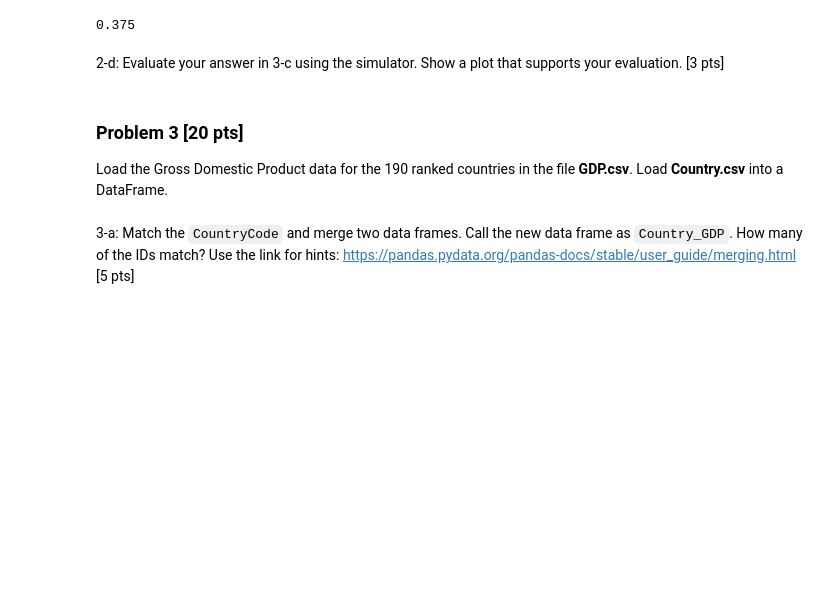
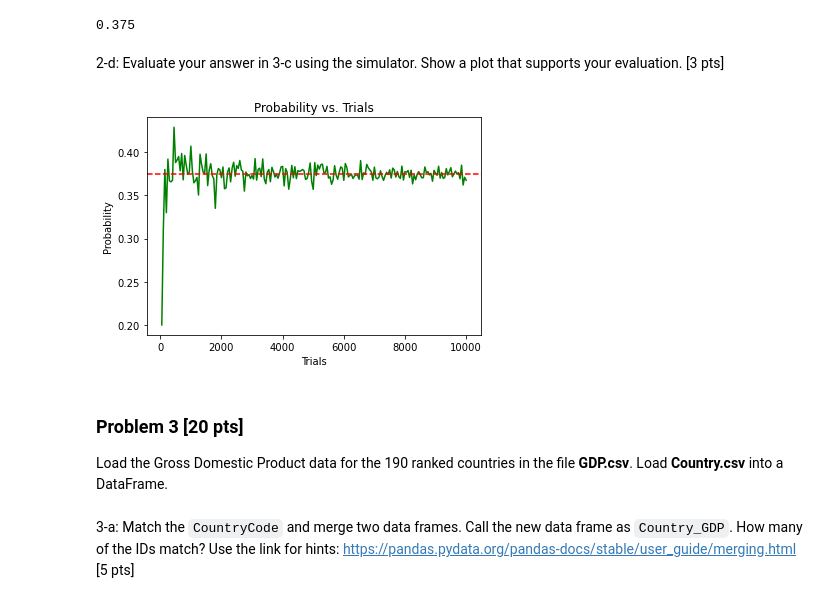
Before and after one commit to calebpelliott/Machine-Learning-CS559, a Jupyter notebook: HW1/F21_HW1/CS559_F21_Assignment01.ipynb, the cells around one changed output. Cells and saved outputs as stored; diff of their text form; code cells hidden in the pictures; blank space fills up the shorter version.

```diff
--- a/HW1/F21_HW1/CS559_F21_Assignment01.ipynb
+++ b/HW1/F21_HW1/CS559_F21_Assignment01.ipynb
@@ -133,3 +134,13 @@ three_coins=coin_prob(pi=.5,n=3,k=1)
+# %%
+"""Plot shows here"""
+plt.plot(three_coins.t, three_coins.s, 'g-')
+plt.axhline(y=sum(three_coins.s) / len(three_coins.s), color='r', linestyle='--')
+plt.xlabel('Trials')
+plt.ylabel('Probability')
+plt.title('Probability vs. Trials')
+plt.show()
+# %% [output]
+[figure, added]
 # %% [markdown]
 ### Problem 3 [20 pts]
 
```
Also changed, not shown: parts of 3 cells of this notebook, 1 other file.
